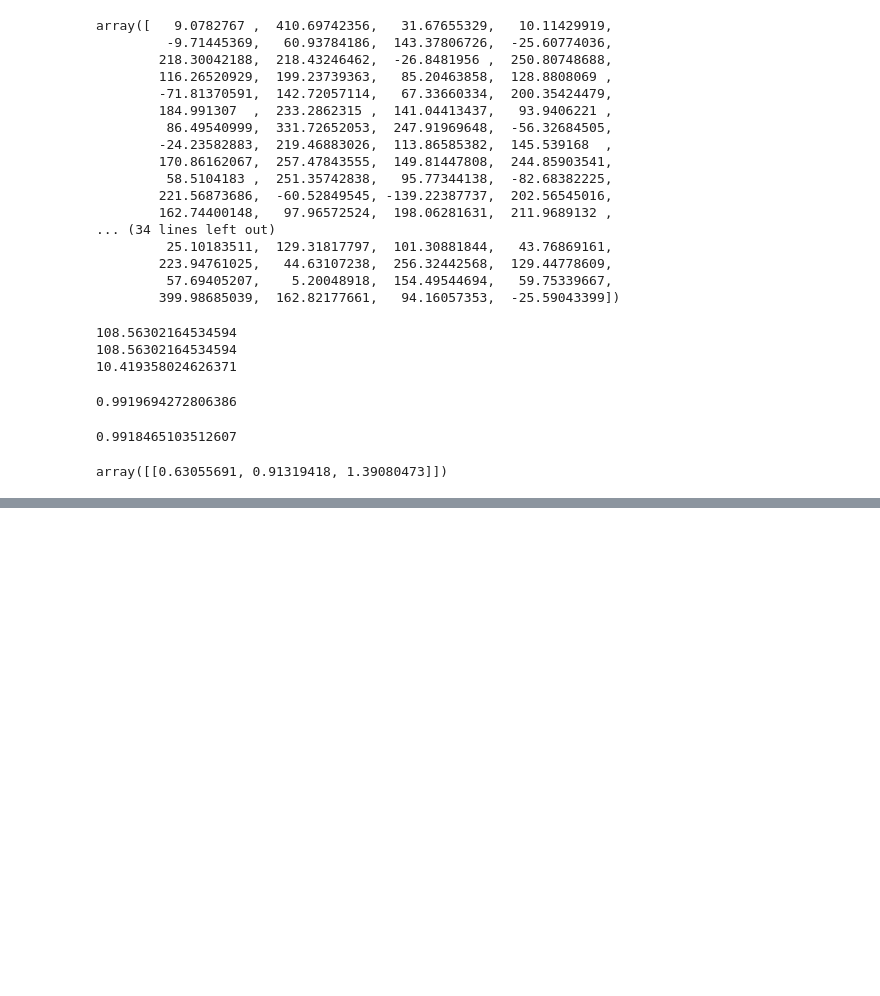
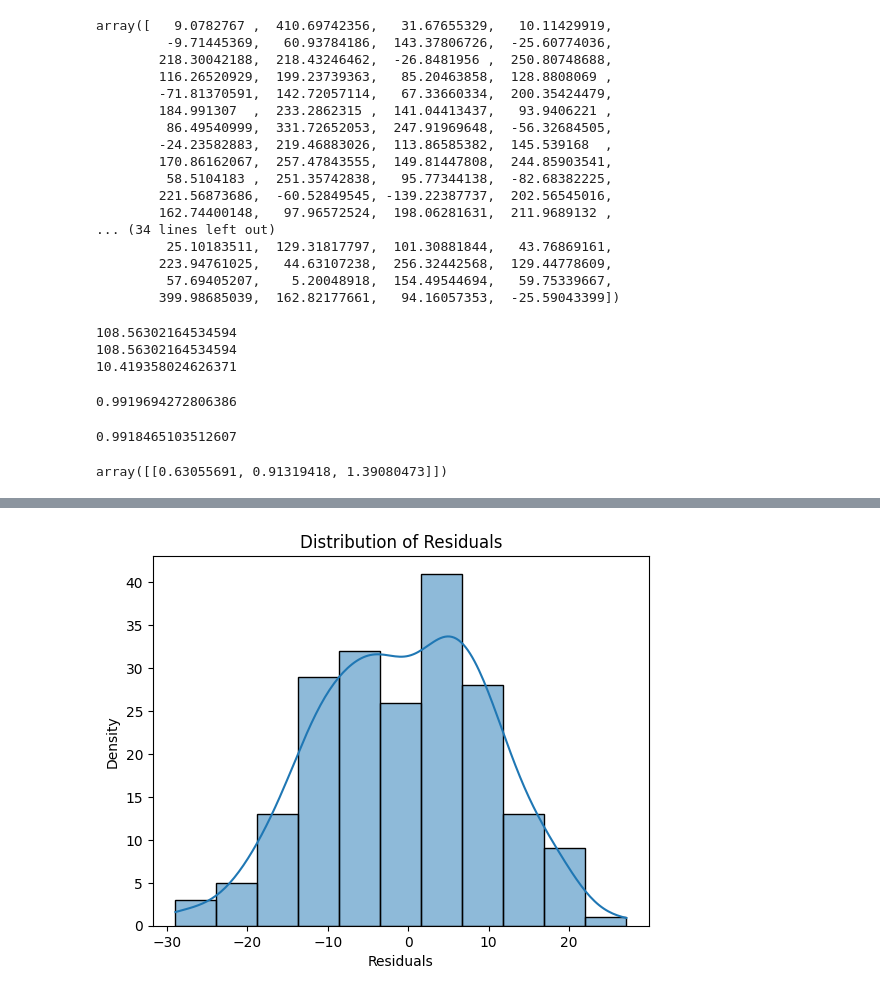
Before and after one commit to Kiritiaajd/MLOPS_practice, a Jupyter notebook: experiment/experiments.ipynb, the cells around one changed output, grey strips where cells are left out. Drawn from its saved outputs; the diff is of its cells as text; code cells hidden in the pictures; blank space fills up the shorter version.

```diff
--- a/experiment/experiments.ipynb
+++ b/experiment/experiments.ipynb
@@ -211,0 +219,3 @@ Prediction: [225.79112552]
+# %%
+residuals = y_test - y_pred_test
+residuals
@@ -211,0 +235,12 @@ Prediction: [225.79112552]
+# %%
+import seaborn as sns
+import matplotlib.pyplot as plt
+
+
+sns.histplot(residuals, kde=True)
+plt.title("Distribution of Residuals")
+plt.xlabel("Residuals")
+plt.ylabel("Density")
+plt.show()
+# %% [output]
+[figure, added]
```
Also changed, not shown: parts of 3 cells of this notebook.
